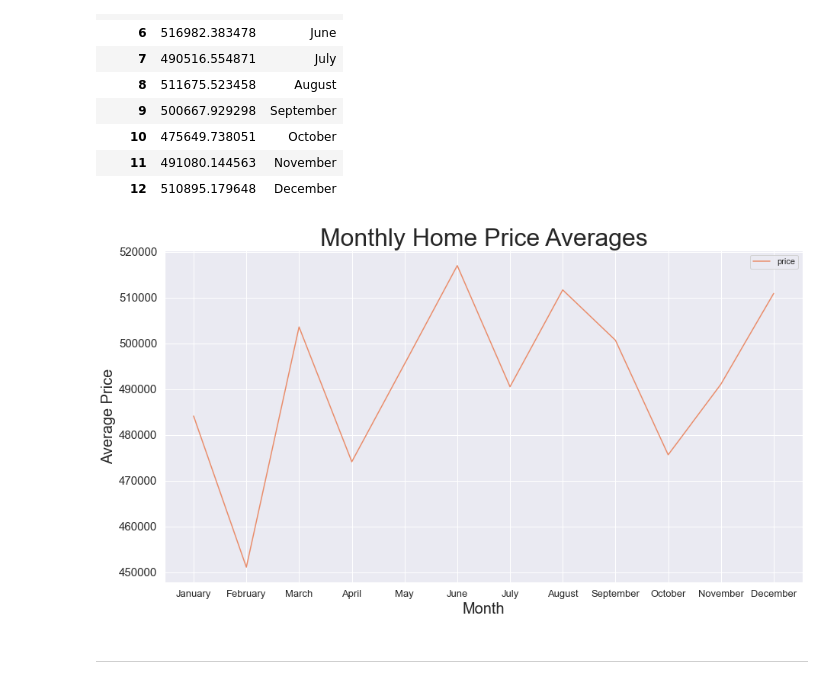
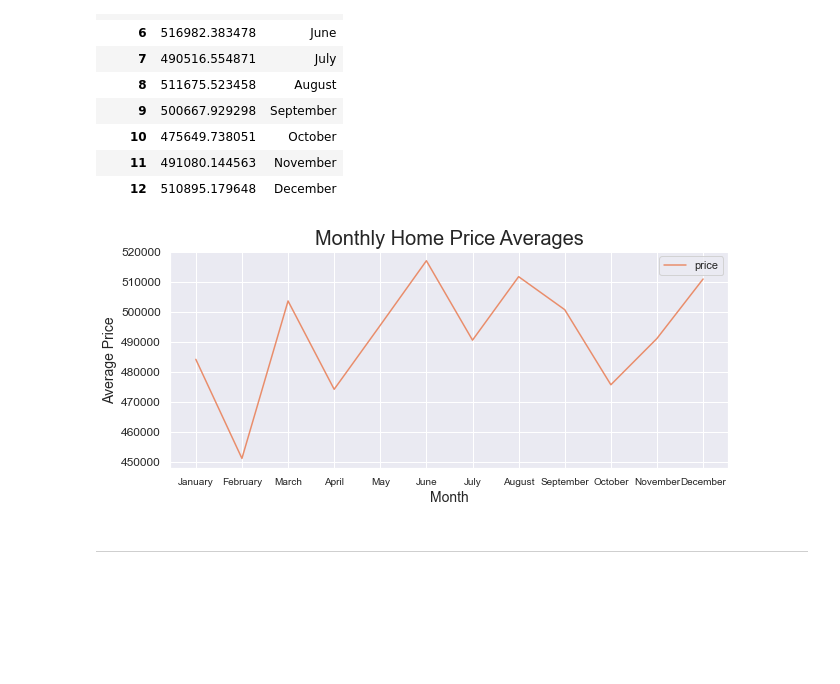
Before and after one commit to Chlo-Sko/Listing-Price-Predictor, a Jupyter notebook: listing-price-predictor.ipynb, the cells around one changed output. Saved outputs shown, nothing was run; the diff lists cells and outputs as text; code cells hidden in the pictures; blank space fills up the shorter version.

Commit message:
adjusted graphs

```diff
--- a/listing-price-predictor.ipynb
+++ b/listing-price-predictor.ipynb
@@ -202,15 +202,15 @@ df_monthly_averages
 | 11 | 491080.144563 | November |
 | 12 | 510895.179648 | December |
 # %%
-df_monthly_averages.plot(kind="line", figsize=(15,8))
+df_monthly_averages.plot(kind="line", figsize=(10,4))
 
-plt.title("Monthly Home Price Averages", fontsize=32)
-plt.xticks(df_monthly_averages.index, df_monthly_averages.months, fontsize = 13)
-plt.yticks(fontsize = 15)
-plt.xlabel("Month", fontsize=20)
-plt.ylabel("Average Price", fontsize = 20);
+plt.title("Monthly Home Price Averages", fontsize=20)
+plt.xticks(df_monthly_averages.index, df_monthly_averages.months, fontsize = 10)
+plt.yticks(fontsize = 12)
+plt.xlabel("Month", fontsize=14)
+plt.ylabel("Average Price", fontsize = 14);
 # %% [output]
-[figure, old version]
+[figure, new version]
 # %% [markdown]
 <hr style="border:2px solid; color:#CB5C29">
 # %% [markdown]
```
Also changed, not shown: parts of 3 cells of this notebook.
